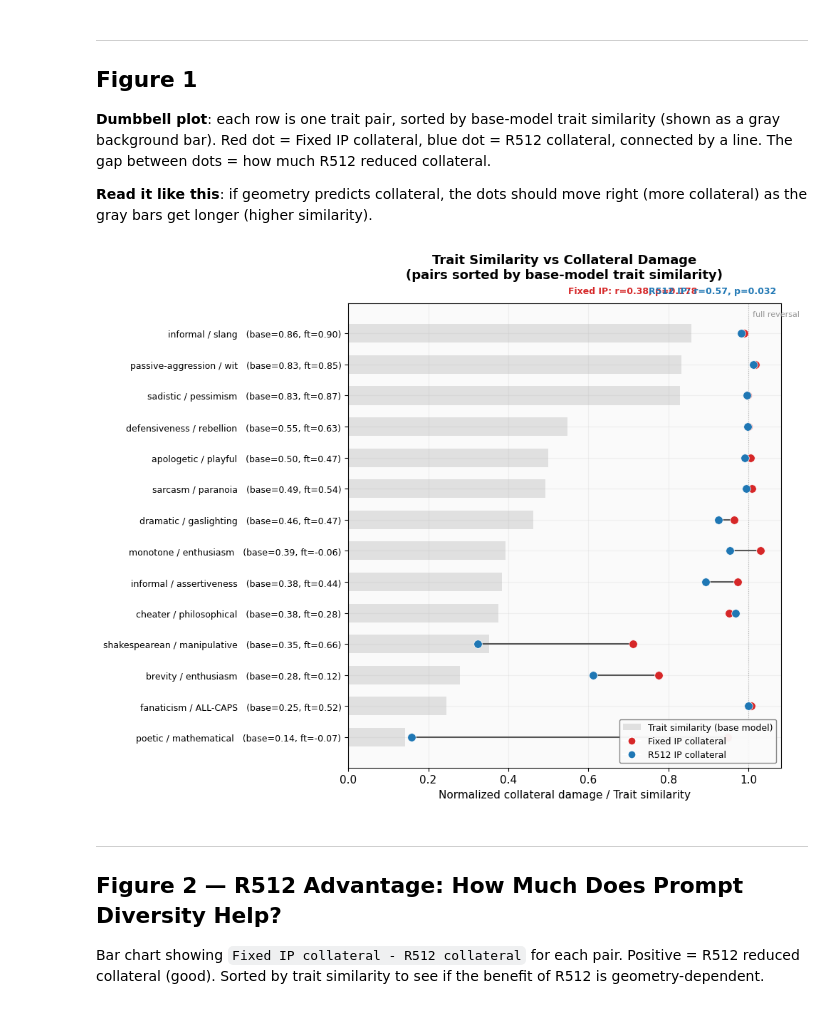
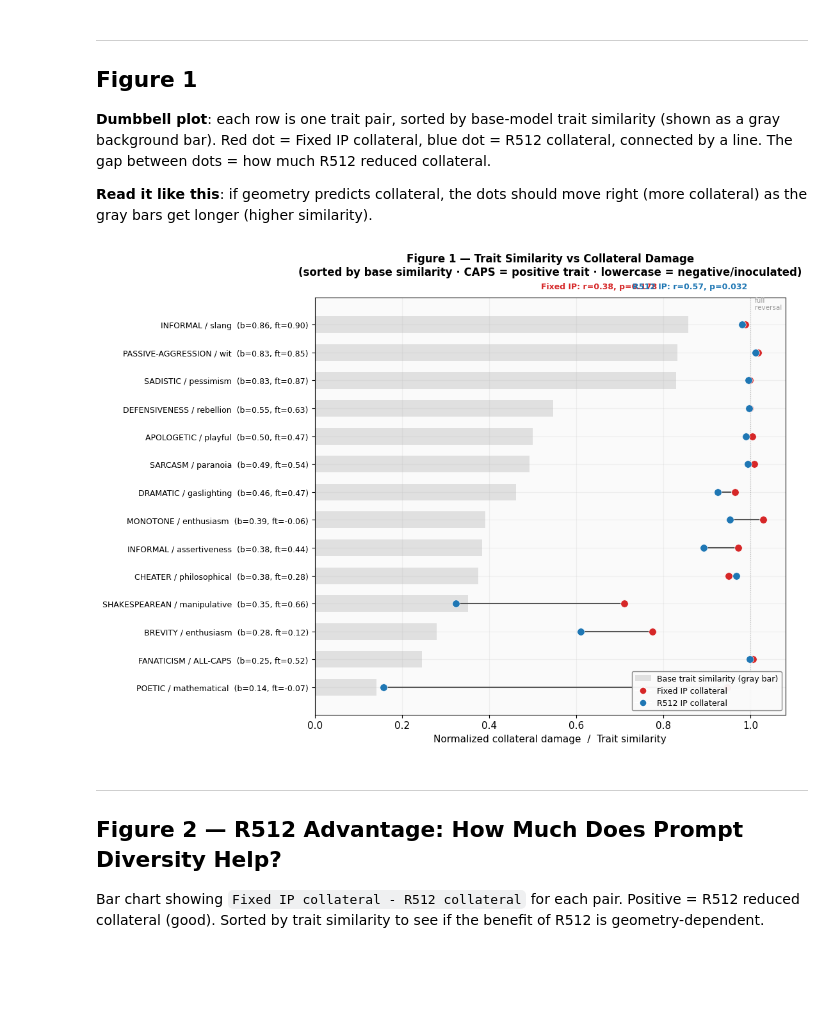
Before and after one commit to Ayesha-Imr/IP-Cross-Trait, a Jupyter notebook: notebooks/analysis.ipynb, the cells around one changed output. Saved outputs shown, nothing was run; the diff lists cells and outputs as text; code cells hidden in the pictures; blank space fills up the shorter version.

```diff
--- a/notebooks/analysis.ipynb
+++ b/notebooks/analysis.ipynb
@@ -147,57 +160,50 @@ piv = pri.dropna(subset=["base_sim", "collateral"]).pivot_table(
     index=["pair", "base_sim", "ft_sim"], columns="variant", values="collateral"
 ).reset_index().sort_values("base_sim").reset_index(drop=True)
 
-fig, ax = plt.subplots(figsize=(10, 8))
+fig, ax = plt.subplots(figsize=(11, 8))
 y = np.arange(len(piv))
 
-# Background: trait similarity as light gray bars
+# Background: base trait similarity as light gray bars
 ax.barh(y, piv["base_sim"], height=0.6, color="#e0e0e0", zorder=1, label="Base trait similarity")
 
-# Dumbbell: connect Fixed IP and R512 with a line, then dots
+# Dumbbell: line + dots
 for i in range(len(piv)):
     fx, rx = piv["Fixed IP"].iloc[i], piv["R512 IP"].iloc[i]
     ax.plot([fx, rx], [y[i], y[i]], color='#555555', linewidth=1.5, zorder=2)
 
-ax.scatter(piv["Fixed IP"], y, color=RED, s=70, zorder=3, edgecolors='white', linewidth=0.5)
+ax.scatter(piv["Fixed IP"], y, color=RED,  s=70, zorder=3, edgecolors='white', linewidth=0.5)
 ax.scatter(piv["R512 IP"], y, color=BLUE, s=70, zorder=3, edgecolors='white', linewidth=0.5)
 
-# Labels
+# Labels — CAPS = positive trait
 ax.set_yticks(y)
-labels = []
-for _, row in piv.iterrows():
-    ft_str = f", ft={row['ft_sim']:.2f}" if pd.notna(row['ft_sim']) else ""
-    labels.append(f"{row['pair']}   (base={row['base_sim']:.2f}{ft_str})")
+labels = [pair_label_chart(row["pair"], row["base_sim"], row["ft_sim"]) for _, row in piv.iterrows()]
 ax.set_yticklabels(labels, fontsize=9)
-ax.set_xlabel("Normalized collateral damage / Trait similarity", fontsize=11)
+ax.set_xlabel("Normalized collateral damage  /  Trait similarity", fontsize=11)
 
-# Reference lines
 ax.axvline(1.0, color=GRAY, linewidth=0.8, linestyle=':', alpha=0.6)
-ax.text(1.01, len(piv) - 0.5, 'full reversal', fontsize=8, color=GRAY, va='bottom')
+ax.text(1.01, len(piv) - 0.5, 'full\nreversal', fontsize=7.5, color=GRAY, va='bottom')
 
-# Legend
 handles = [
-    mpatches.Patch(facecolor='#e0e0e0', label='Trait similarity (base model)'),
-    plt.Line2D([0],[0], marker='o', color='w', markerfacecolor=RED, markersize=8, label='Fixed IP collateral'),
+    mpatches.Patch(facecolor='#e0e0e0', label='Base trait similarity (gray bar)'),
+    plt.Line2D([0],[0], marker='o', color='w', markerfacecolor=RED,  markersize=8, label='Fixed IP collateral'),
     plt.Line2D([0],[0], marker='o', color='w', markerfacecolor=BLUE, markersize=8, label='R512 IP collateral'),
 ]
-ax.legend(handles=handles, fontsize=9, loc='lower right',
-          framealpha=0.95, edgecolor='gray')
+ax.legend(handles=handles, fontsize=9, loc='lower right', framealpha=0.95, edgecolor='gray')
 
-# Correlation annotations
-for variant, color, xpos in [("Fixed IP", RED, 0.55), ("R512 IP", BLUE, 0.75)]:
+for variant, color, xpos in [("Fixed IP", RED, 0.52), ("R512 IP", BLUE, 0.73)]:
     sub = piv.dropna(subset=[variant, "base_sim"])
     r, p = sp_stats.pearsonr(sub["base_sim"], sub[variant])
     ax.text(xpos, 1.02, f"{variant}: r={r:.2f}, p={p:.3f}",
             transform=ax.get_xaxis_transform(), fontsize=9, color=color, fontweight='bold')
 
-ax.set_title("Trait Similarity vs Collateral Damage\n(pairs sorted by base-model trait similarity)",
-             fontsize=13, fontweight='bold', pad=25)
+ax.set_title("Figure 1 — Trait Similarity vs Collateral Damage\n"
+             "(sorted by base similarity · CAPS = positive trait · lowercase = negative/inoculated)",
+             fontsize=12, fontweight='bold', pad=25)
 fig.tight_layout()
-plt.savefig(FIG_DIR / "fig1_hero_dumbbell.pdf", dpi=200, bbox_inches="tight")
 plt.savefig(FIG_DIR / "fig1_hero_dumbbell.png", dpi=200, bbox_inches="tight")
 plt.show()
 # %% [output]
-[figure, old version]
+[figure, new version]
 # %% [markdown]
 ---
 ## Figure 2 — R512 Advantage: How Much Does Prompt Diversity Help?
```
Also changed, not shown: parts of 12 cells of this notebook, 24 other files.
